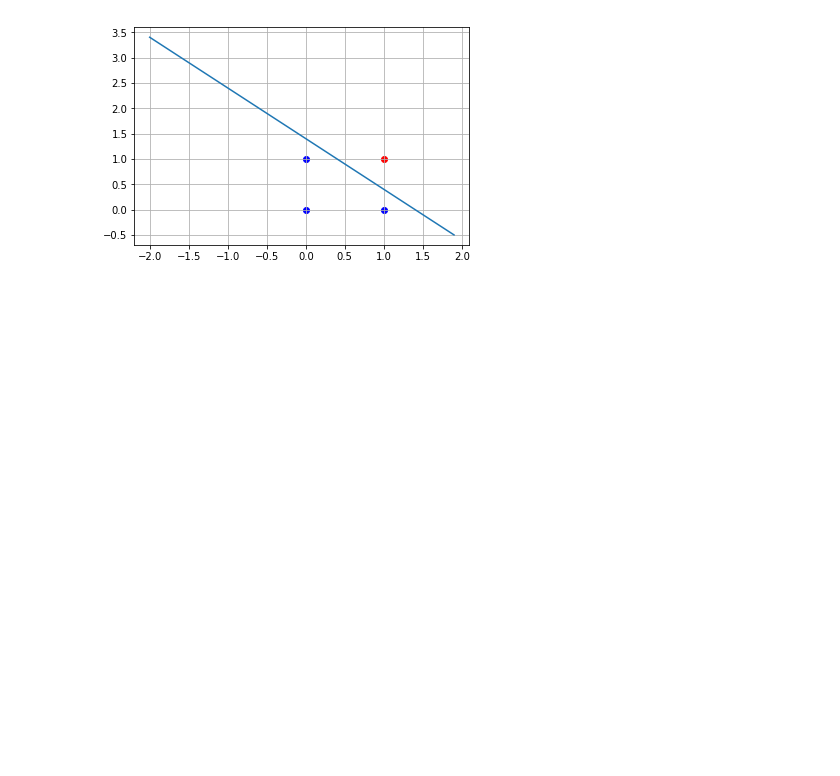
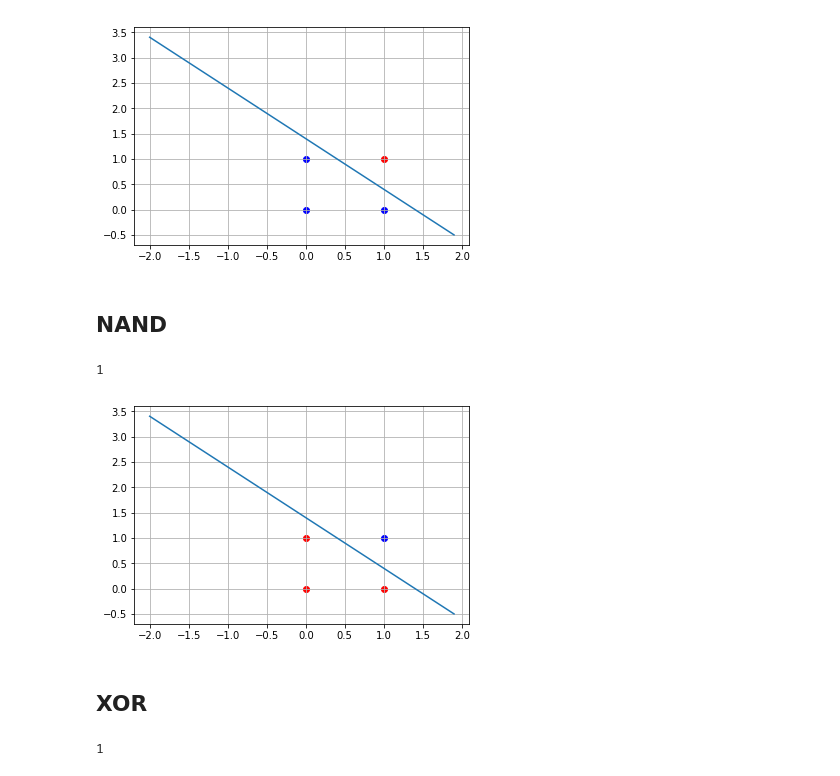
Before and after one commit to E529KIT/ai-project-2018, a Jupyter notebook: notebook-0508-perceptron.ipynb, the cells around one changed output. Drawn from its saved outputs; the diff is of its cells as text; code cells hidden in the pictures; blank space fills up the shorter version.

```diff
--- a/notebook-0508-perceptron.ipynb
+++ b/notebook-0508-perceptron.ipynb
@@ -45,3 +45,54 @@ plt.grid()
 plt.show()
 # %% [output]
 [figure]
+# %% [markdown]
+## NAND
+# %%
+x = np.array([0, 1])
+w = np.array([-0.5, -0.5])
+b = 0.7
+hx = np.dot(x, w) + b
+y = 1 if hx > 0 else 0
+print(y)
+# %% [output]
+1
+# %%
+x1 = np.arange(-2, 2, 0.1)
+x2 = -(0.5*x1 - 0.7) / 0.5
+
+plt.plot(x1, x2)
+plt.scatter([0, 0, 1], [0, 1, 0], c="r")
+plt.scatter(1, 1, c="b")
+plt.grid()
+plt.show()
+# %% [output]
+[figure, added]
+# %% [markdown]
+## XOR
+# %%
+# 活性化関数を定義
+def step_function(x):
+    return np.array(x > 0, dtype = np.int)
+
+# 入力
+x_in = np.array([0, 1])
+
+# 重みとバイアスの初期化
+w1 = np.array([[-0.5, -0.5],
+               [0.5, 0.5]])
+b1 = np.array([0.7, -0.2])
+w2 = np.array([0.5, 0.5])
+b2 = -0.7
+
+# 1層目
+a1 = np.dot(x_in, w1.T) + b1
+# 活性化関数
+z1 = step_function(a1)
+# 2層目
+a2 = np.dot(z1, w2) + b2
+# 活性化関数
+z2 = step_function(a2)
+
+print(z2)
+# %% [output]
+1
```
Also changed, not shown: parts of 2 cells of this notebook.
